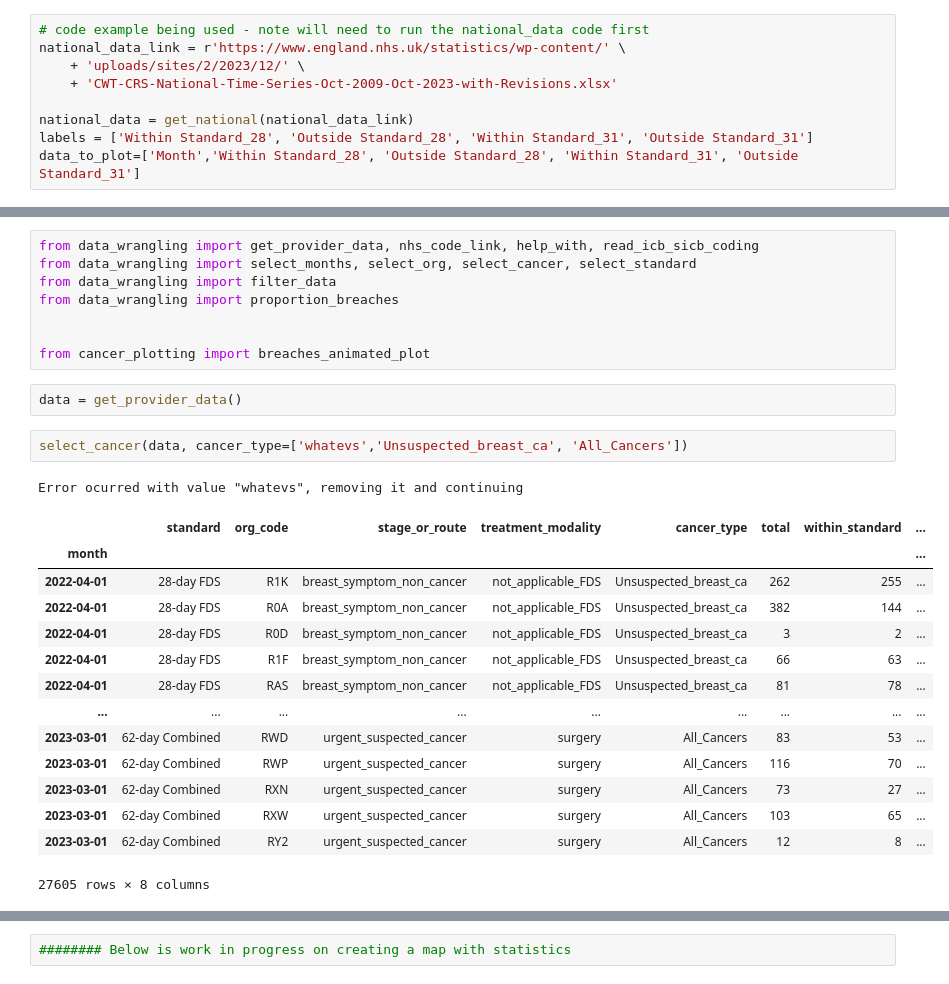
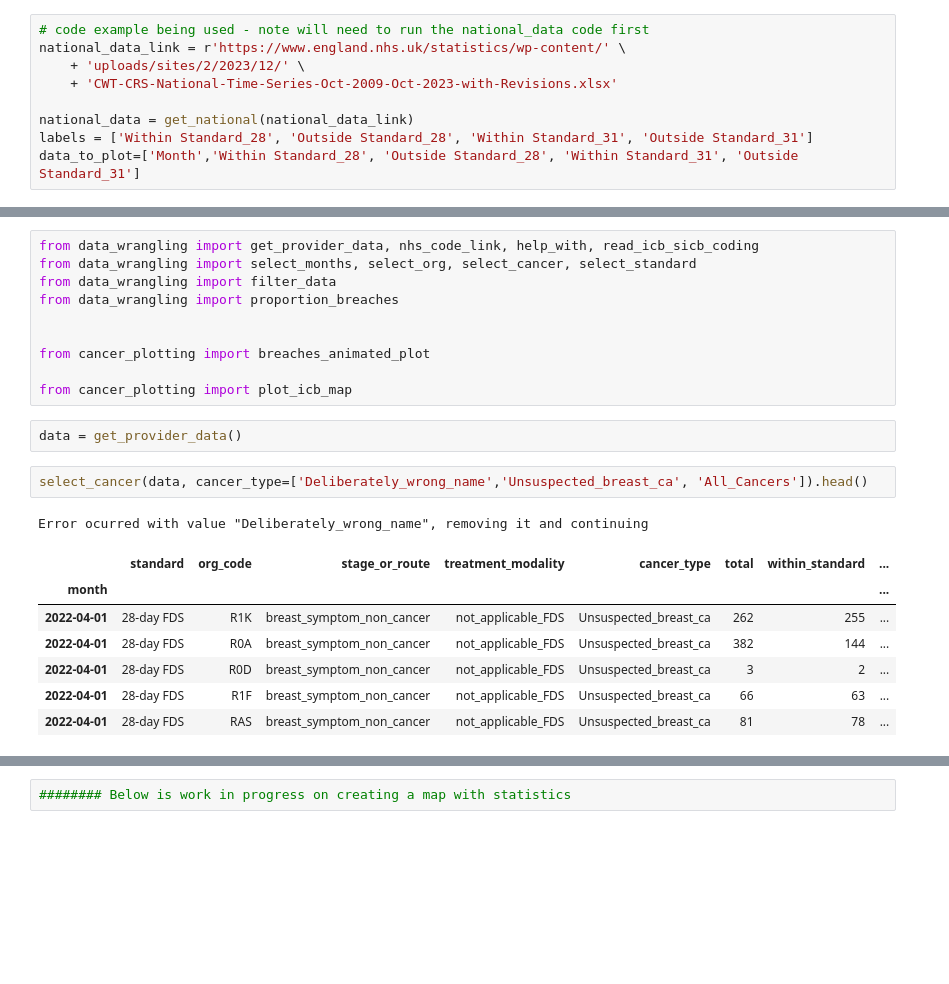
Before and after one commit to ploginovic/hpdm139_A2, a Jupyter notebook: canseer/workstation_21stDec.ipynb, the cells around one changed output, grey strips where cells are left out. Saved outputs shown, nothing was run; the diff lists cells and outputs as text; blank space fills up the shorter version.

```diff
--- a/canseer/workstation_21stDec.ipynb
+++ b/canseer/workstation_21stDec.ipynb
@@ -42,23 +42,18 @@ from data_wrangling import proportion_breaches
 
 
 from cancer_plotting import breaches_animated_plot
+
+from cancer_plotting import plot_icb_map
 # %%
 data = get_provider_data()
 # %%
-select_cancer(data, cancer_type=['whatevs','Unsuspected_breast_ca', 'All_Cancers'])
+select_cancer(data, cancer_type=['Deliberately_wrong_name','Unsuspected_breast_ca', 'All_Cancers']).head()
 # %% [output]
-Error ocurred with value "whatevs", removing it and continuing
+Error ocurred with value "Deliberately_wrong_name", removing it and continuing
 |  | standard | org_code | stage_or_route | treatment_modality | cancer_type | total | within_standard | ... |
 | month |  |  |  |  |  |  |  | ... |
 | 2022-04-01 | 28-day FDS | R1K | breast_symptom_non_cancer | not_applicable_FDS | Unsuspected_breast_ca | 262 | 255 | ... |
 | 2022-04-01 | 28-day FDS | R0A | breast_symptom_non_cancer | not_applicable_FDS | Unsuspected_breast_ca | 382 | 144 | ... |
 | 2022-04-01 | 28-day FDS | R0D | breast_symptom_non_cancer | not_applicable_FDS | Unsuspected_breast_ca | 3 | 2 | ... |
 | 2022-04-01 | 28-day FDS | R1F | breast_symptom_non_cancer | not_applicable_FDS | Unsuspected_breast_ca | 66 | 63 | ... |
 | 2022-04-01 | 28-day FDS | RAS | breast_symptom_non_cancer | not_applicable_FDS | Unsuspected_breast_ca | 81 | 78 | ... |
-| ... | ... | ... | ... | ... | ... | ... | ... | ... |
-| 2023-03-01 | 62-day Combined | RWD | urgent_suspected_cancer | surgery | All_Cancers | 83 | 53 | ... |
-| 2023-03-01 | 62-day Combined | RWP | urgent_suspected_cancer | surgery | All_Cancers | 116 | 70 | ... |
-| 2023-03-01 | 62-day Combined | RXN | urgent_suspected_cancer | surgery | All_Cancers | 73 | 27 | ... |
-| 2023-03-01 | 62-day Combined | RXW | urgent_suspected_cancer | surgery | All_Cancers | 103 | 65 | ... |
-| 2023-03-01 | 62-day Combined | RY2 | urgent_suspected_cancer | surgery | All_Cancers | 12 | 8 | ... |
-27605 rows × 8 columns
```
Also changed, not shown: parts of 31 cells of this notebook, 1 other file.
